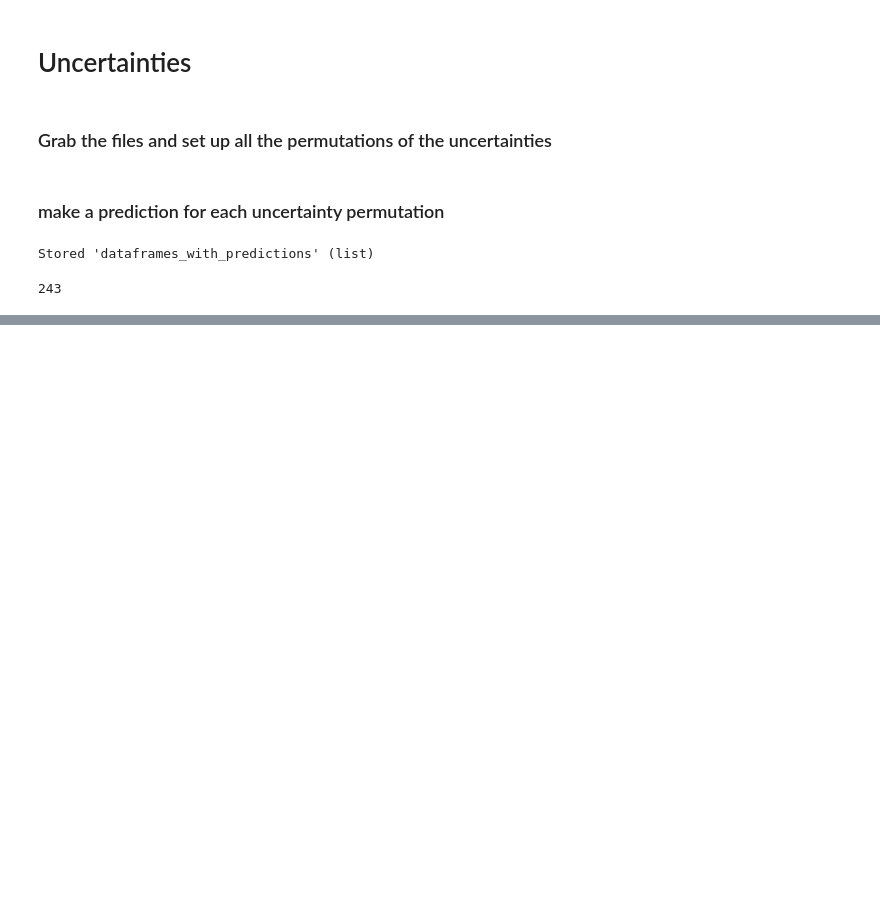
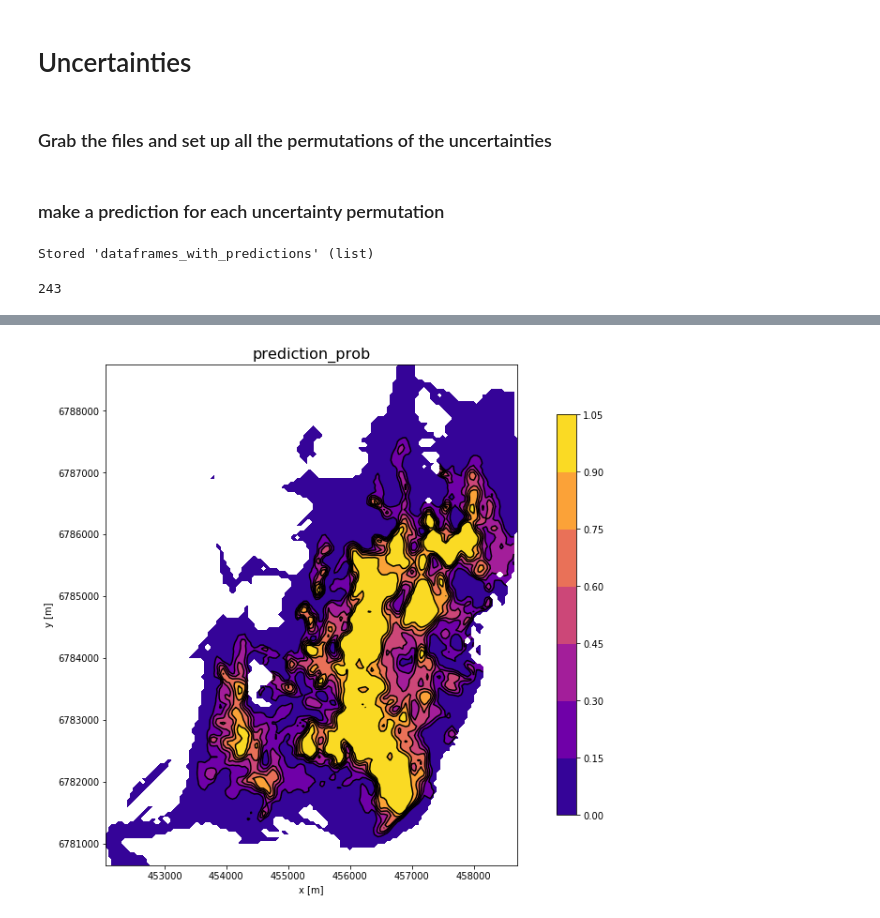
Before and after one commit to Nozziel/OGA2018_SweetSpotPrediction, a Jupyter notebook: Notebooks/06 Uncertainty.ipynb, the cells around one changed output, grey strips where cells are left out. Saved outputs shown, nothing was run; the diff lists cells and outputs as text; code cells hidden in the pictures; blank space fills up the shorter version.

Commit message:
mean/median

```diff
--- a/Notebooks/06 Uncertainty.ipynb
+++ b/Notebooks/06 Uncertainty.ipynb
@@ -212,0 +223,8 @@ len(dataframes_with_predictions)
+# %%
+df_concat = pd.concat(dataframes_with_predictions)
+by_row_index = df_concat.groupby(df_concat.index)
+df_means = by_row_index.median() #.mean()
+
+ssp.plot_map(df_means, 'prediction_prob')
+# %% [output]
+[figure, added]
```
Also changed, not shown: parts of 4 cells of this notebook.
